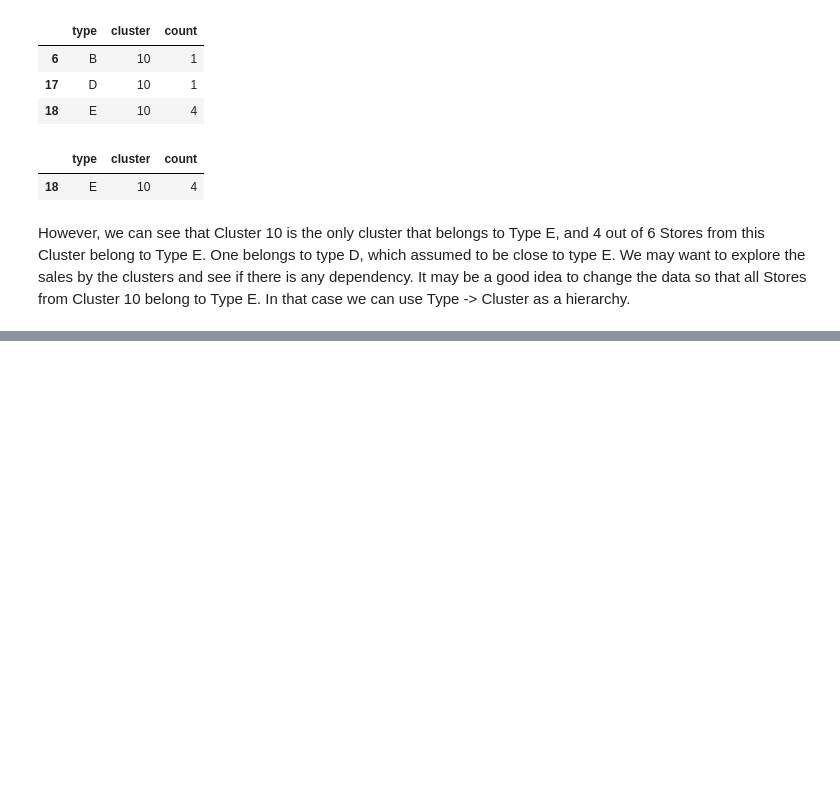
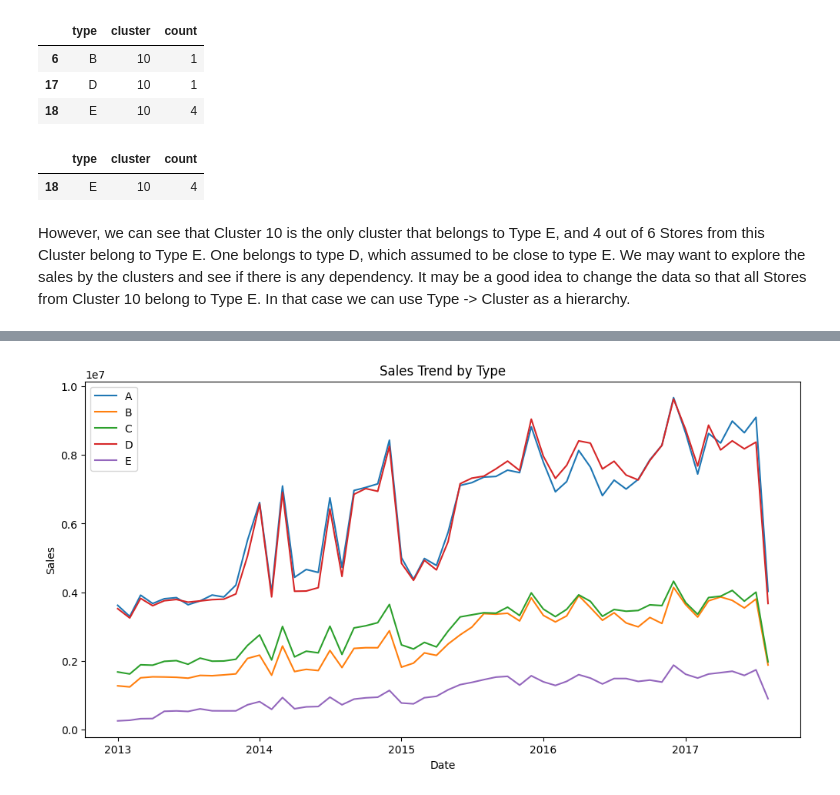
Before and after one commit to i-osipchyk/kaggle-sales-predictions, a Jupyter notebook: main.ipynb, the cells around one changed output, grey strips where cells are left out. Drawn from its saved outputs; the diff is of its cells as text; code cells hidden in the pictures; blank space fills up the shorter version.

Commit message:
performed Types and Clusters EDA

```diff
--- a/main.ipynb
+++ b/main.ipynb
@@ -378,0 +390,4 @@ However, we can see that Cluster 10 is the only cluster that belongs to Type E,
+# %%
+train['year'] = train['date'].dt.year
+train['month'] = train['date'].dt.month
+train['day'] = train['date'].dt.day
@@ -378,0 +403,4 @@ However, we can see that Cluster 10 is the only cluster that belongs to Type E,
+# %%
+train.drop(['onpromotion', 'date'], axis=1, inplace=True)
+# %%
+train_merged = train.merge(stores[['store_nbr', 'type', 'cluster']], on='store_nbr', how='left')
@@ -378,0 +416,21 @@ However, we can see that Cluster 10 is the only cluster that belongs to Type E,
+# %%
+store_types_dfs = {}
+
+for store_type in sorted(train_merged['type'].unique()):
+    store_type_df = train_merged.query('type == @store_type')
+    store_type_df = store_type_df.groupby(['year', 'month'])['sales'].sum().reset_index()
+    store_types_dfs[store_type] = store_type_df
+# %%
+plt.figure(figsize=(12, 6))
+
+for type_, df in store_types_dfs.items():
+    df['date'] = pd.to_datetime(df[['year', 'month']].assign(day=1))
+    plt.plot(df['date'], df['sales'], label=type_)
+
+plt.legend()
+plt.title('Sales Trend by Type')
+plt.xlabel('Date')
+plt.ylabel('Sales')
+plt.show()
+# %% [output]
+[figure, added]
```
Also changed, not shown: parts of 27 cells of this notebook.
